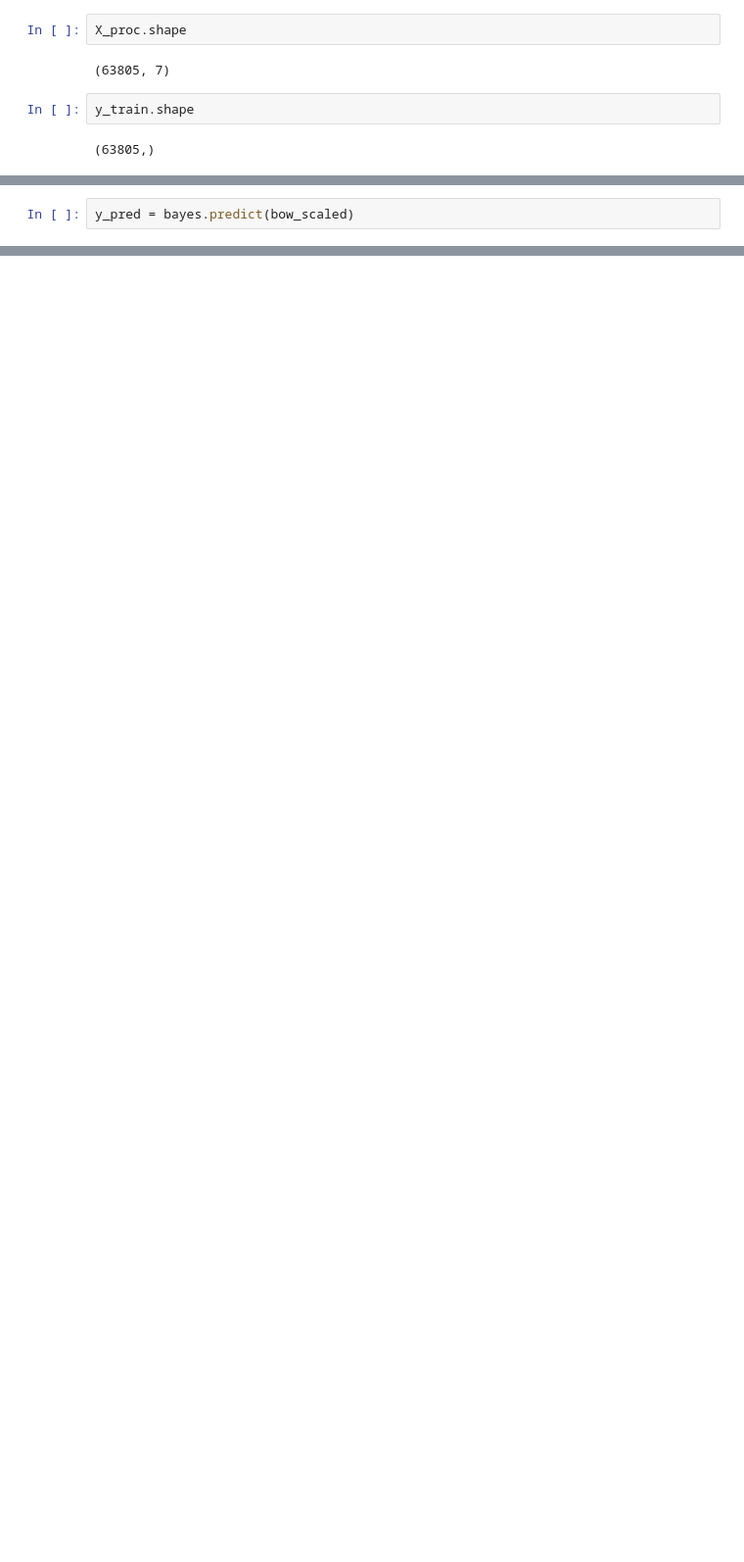
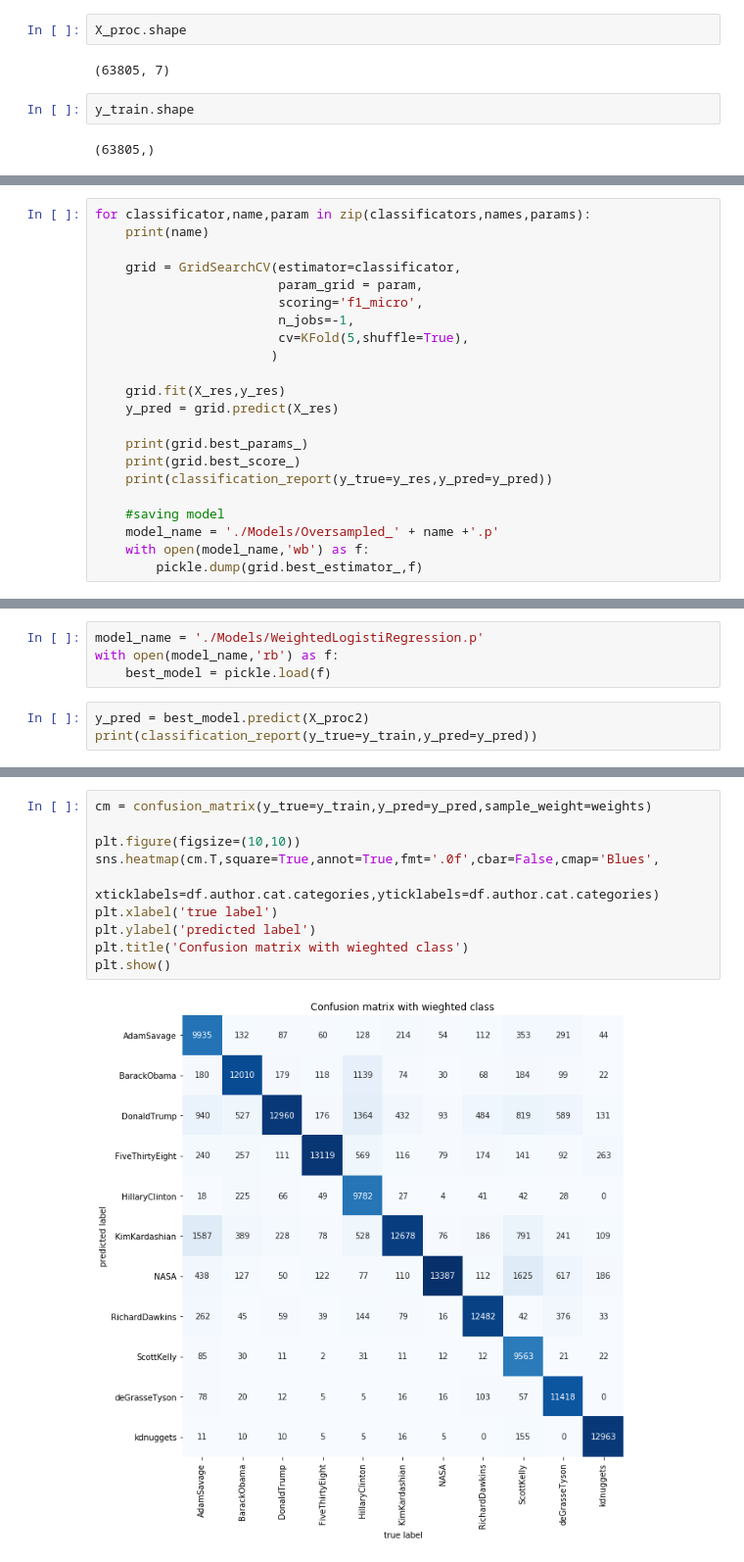
Before and after one commit to eholowko/bootcamp-final_project, a Jupyter notebook: Famous_tweets.ipynb, the cells around one changed output, grey strips where cells are left out. Shown at 98% size. Cells and saved outputs as stored; diff of their text form; blank space fills up the shorter version.

```diff
--- a/Famous_tweets.ipynb
+++ b/Famous_tweets.ipynb
@@ -477,2 +693,0 @@ accuracy_score(y_train_res,bayes.predict(bow_scaled))
-# %%
-y_pred = bayes.predict(bow_scaled)
@@ -569,0 +895,22 @@ for ind in range(id_min,id_max):
+# %%
+for classificator,name,param in zip(classificators,names,params):
+    print(name)
+
+    grid = GridSearchCV(estimator=classificator,
+                        param_grid = param,
+                        scoring='f1_micro',
+                        n_jobs=-1,
+                        cv=KFold(5,shuffle=True),
+                       )
+
+    grid.fit(X_res,y_res)
+    y_pred = grid.predict(X_res)
+
+    print(grid.best_params_)
+    print(grid.best_score_)
+    print(classification_report(y_true=y_res,y_pred=y_pred))
+
+    #saving model
+    model_name = './Models/Oversampled_' + name +'.p'
+    with open(model_name,'wb') as f:
+        pickle.dump(grid.best_estimator_,f)
@@ -569,0 +922,7 @@ for ind in range(id_min,id_max):
+# %%
+model_name = './Models/WeightedLogistiRegression.p'
+with open(model_name,'rb') as f:
+    best_model = pickle.load(f)
+# %%
+y_pred = best_model.predict(X_proc2)
+print(classification_report(y_true=y_train,y_pred=y_pred))
@@ -569,0 +945,12 @@ for ind in range(id_min,id_max):
+# %%
+cm = confusion_matrix(y_true=y_train,y_pred=y_pred,sample_weight=weights)
+
+plt.figure(figsize=(10,10))
+sns.heatmap(cm.T,square=True,annot=True,fmt='.0f',cbar=False,cmap='Blues',
+            xticklabels=df.author.cat.categories,yticklabels=df.author.cat.categories)
+plt.xlabel('true label')
+plt.ylabel('predicted label')
+plt.title('Confusion matrix with wieghted class')
+plt.show()
+# %% [output]
+[figure, added]
```
Also changed, not shown: parts of 204 cells of this notebook.
